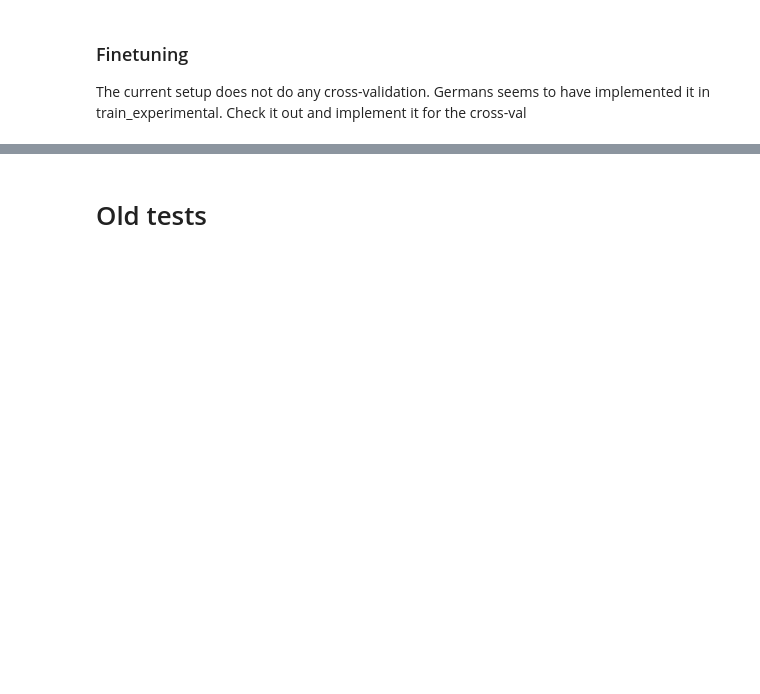
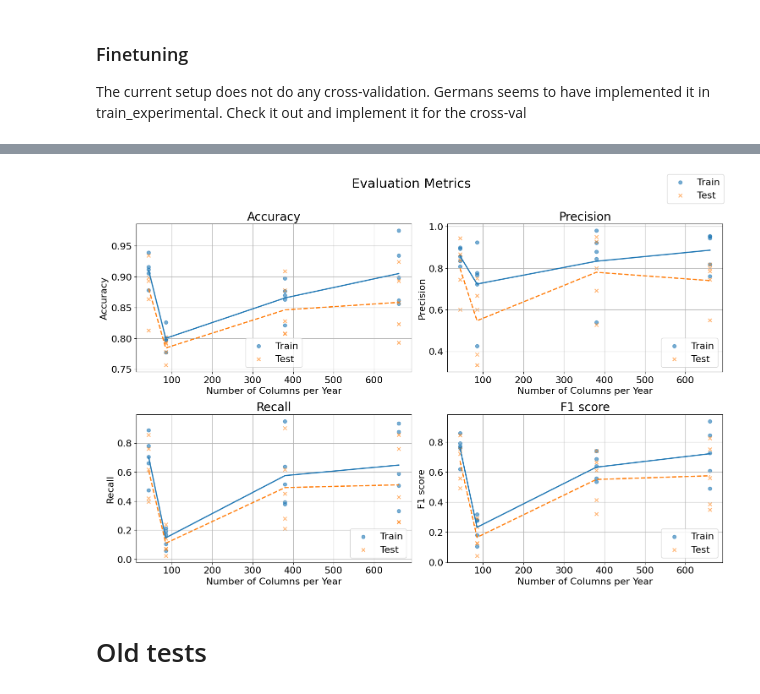
Before and after one commit to Lasse-mohr/fertility-prediction-challenge, a Jupyter notebook: model_saturation_test.ipynb, the cells around one changed output, grey strips where cells are left out. Cells and saved outputs as stored; diff of their text form; code cells hidden in the pictures; blank space fills up the shorter version.

```diff
--- a/model_saturation_test.ipynb
+++ b/model_saturation_test.ipynb
@@ -214,0 +279,20 @@ def load_autoencoder(model_name, directory='weights'):
+# %%
+# reararanging data for the fine tuning and pretraining
+def create_ft_data(sequences, device):
+    rnn_data = {
+        person_id: (
+            torch.tensor([year-2007 for year, _ in wave_responses.items()]).to(device),
+            torch.tensor([wave_response for _, wave_response in wave_responses.items()]).to(device)
+            )
+            for person_id, wave_responses in sequences.items()
+    }
+    return rnn_data
+
+
+def create_pt_data(importance, n_quest, data, codebook):
+    custom_pairs = importance.iloc[:n_quest].feature.map(lambda x: get_generic_name(x))
+    n_cols = len(set(custom_pairs))
+    sequences = encoding_pipeline(data, codebook, custom_pairs=custom_pairs)
+    pretrain_dataset = PretrainingDataset(sequences)
+
+    return sequences, pretrain_dataset, n_cols
@@ -299,3 +515,62 @@ for n_quest in n_questions:
+# %%
+import pandas as pd
+import matplotlib.pyplot as plt
+
+# Assuming you have your results dataframe
+results = pd.DataFrame({
+    'Train accuracy': train_acc_list,
+    'Train precision': train_prec_list,
+    'Train recall': train_rec_list,
+    'Train f1 score': train_f1_list,
+    'Test accuracy': test_acc_list,
+    'Test precision': test_prec_list,
+    'Test recall': test_rec_list,
+    'Test f1 score': test_f1_list,
+    'Number of questions': n_question_list,
+    'Number of columns pr. year': n_col_list,
+})
+
+results.to_csv(f'results/saturation_results_pt-epochs_{PT_num_epochs}_ft-epochs_{FT_NUM_EPOCHS}.csv')
+
+
+# Plotting
+fig, axs = plt.subplots(2, 2, figsize=(15, 10))
+fig.suptitle('Evaluation Metrics', fontsize=22)
+
+metrics = ['accuracy', 'precision', 'recall', 'f1 score']
+train_metrics = [f'Train {metric}' for metric in metrics]
+test_metrics = [f'Test {metric}' for metric in metrics]
+
+for i, metric in enumerate(metrics):
+    train_metric = train_metrics[i]
+    test_metric = test_metrics[i]
+    ax = axs[i // 2, i % 2]
+
+    # Scatter plots for individual observations
+    ax.scatter(results['Number of columns pr. year'], results[train_metric], label='Train', color='C0', marker='o', alpha=0.6)
+    ax.scatter(results['Number of columns pr. year'], results[test_metric], label='Test', color='C1', marker='x', alpha=0.6)
+
+    # Lines connecting mean values
+    train_means = results.groupby('Number of columns pr. year')[train_metric].mean()
+    test_means = results.groupby('Number of columns pr. year')[test_metric].mean()
+    ax.plot(train_means.index, train_means.values, color='C0', linestyle='-', linewidth=2)
+    ax.plot(test_means.index, test_means.values, color='C1', linestyle='--', linewidth=2)
+
+    ax.set_xlabel('Number of Columns per Year', fontsize=16)
+    ax.set_ylabel(metric.capitalize(), fontsize=16)
+    ax.set_title(metric.capitalize(), fontsize=20)
+    ax.legend(fontsize=16)
+    ax.grid(True)
+    ax.tick_params(axis='both', which='major', labelsize=16)
+
+# Add a single legend for the entire figure
+handles, labels = axs[0, 0].get_legend_handles_labels()
+fig.legend(handles, labels, loc='upper right', fontsize=16)
+
+plt.tight_layout(rect=[0, 0, 1, 0.96])
+plt.show()
+# %% [output]
+[figure, added]
 # %% [markdown]
 # Old tests
 # %%
```
Also changed, not shown: parts of 16 cells of this notebook.
